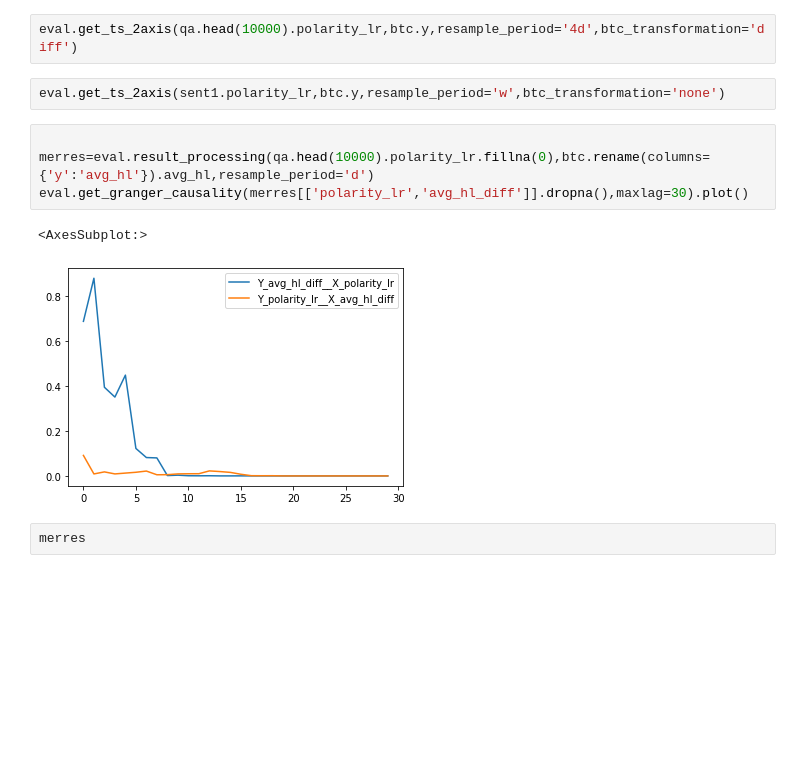
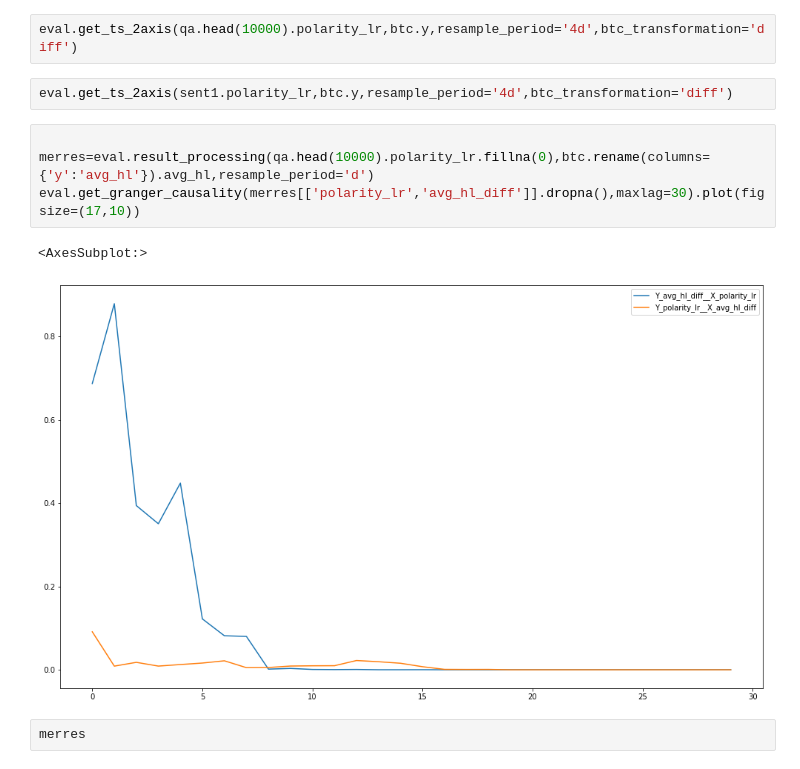
Before and after one commit to VeniJeen/CryptoSent, a Jupyter notebook: SandBox/test.ipynb, the cells around one changed output. Drawn from its saved outputs; the diff is of its cells as text; blank space fills up the shorter version.

```diff
--- a/SandBox/test.ipynb
+++ b/SandBox/test.ipynb
@@ -249,14 +249,14 @@ btc
 # %%
 eval.get_ts_2axis(qa.head(10000).polarity_lr,btc.y,resample_period='4d',btc_transformation='diff')
 # %%
-eval.get_ts_2axis(sent1.polarity_lr,btc.y,resample_period='w',btc_transformation='none')
+eval.get_ts_2axis(sent1.polarity_lr,btc.y,resample_period='4d',btc_transformation='diff')
 # %%
 
 merres=eval.result_processing(qa.head(10000).polarity_lr.fillna(0),btc.rename(columns={'y':'avg_hl'}).avg_hl,resample_period='d')
-eval.get_granger_causality(merres[['polarity_lr','avg_hl_diff']].dropna(),maxlag=30).plot()
+eval.get_granger_causality(merres[['polarity_lr','avg_hl_diff']].dropna(),maxlag=30).plot(figsize=(17,10))
 # %% [output]
 <AxesSubplot:>
-[figure, old version]
+[figure, new version]
 # %%
 merres
 # %% [output]
```
Also changed, not shown: parts of 5 cells of this notebook, 2 other files.
